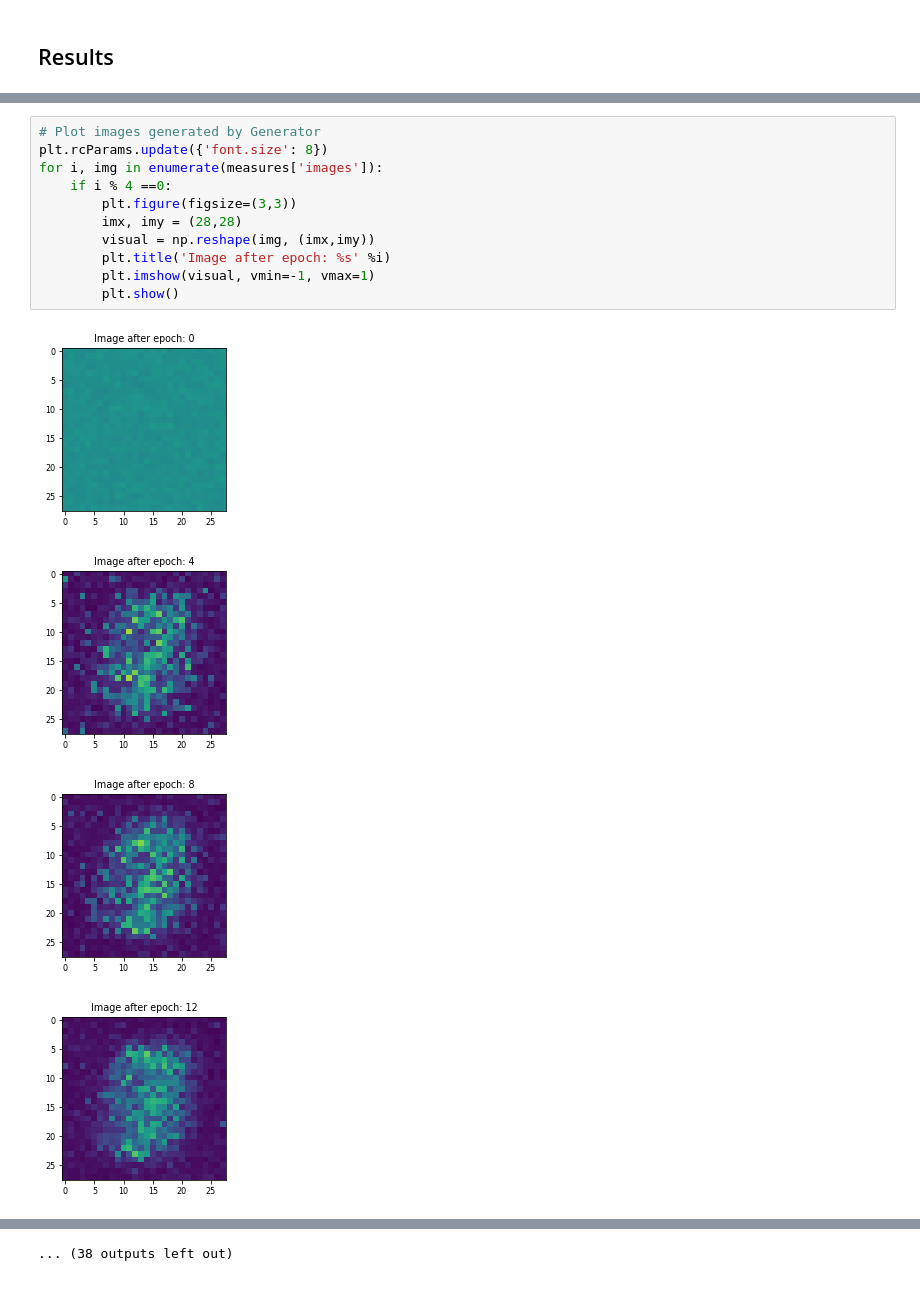
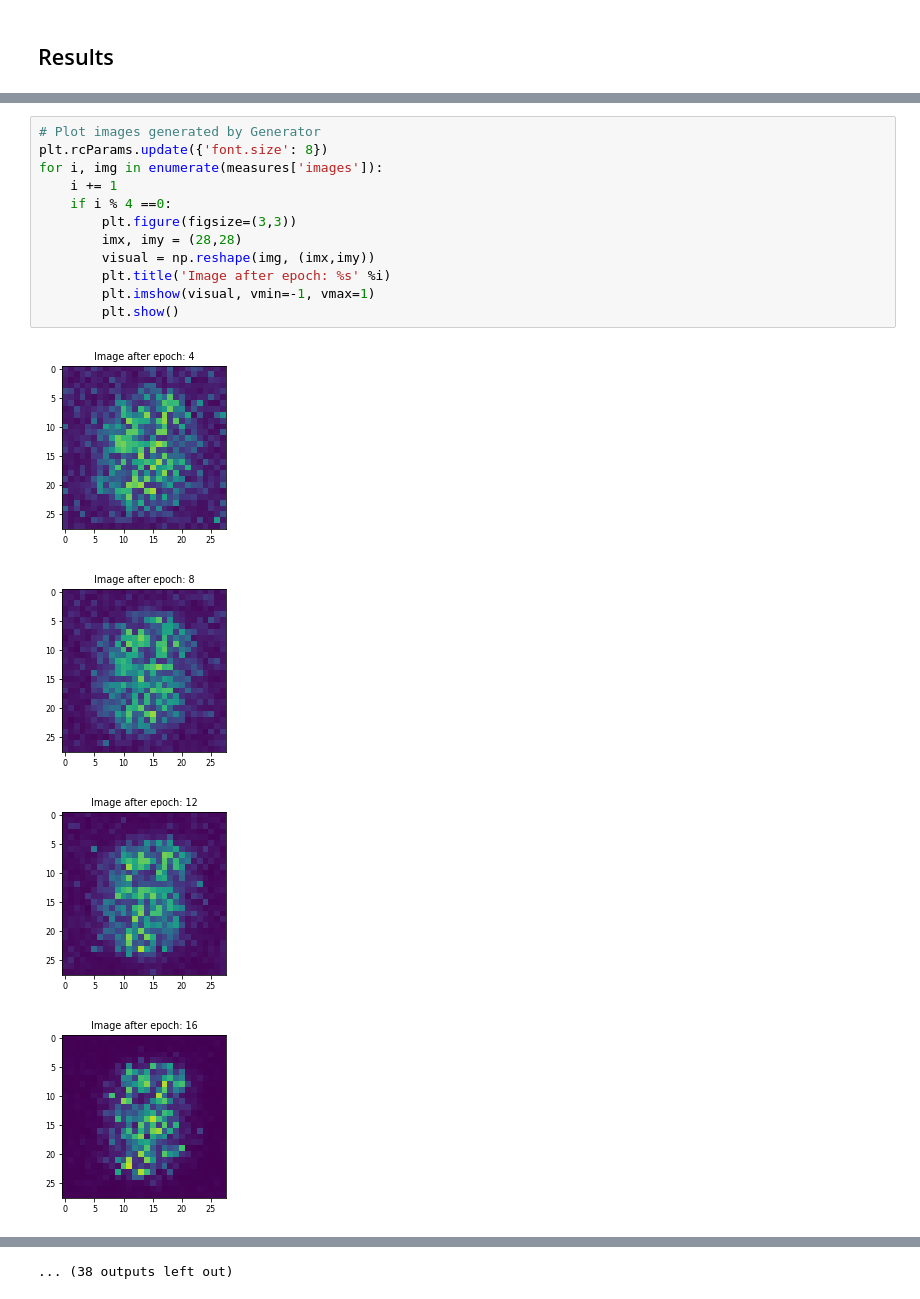
Before and after one commit to udeepam/gan, a Jupyter notebook: notebooks/gan.ipynb, the cells around one changed output, grey strips where cells are left out. Drawn from its saved outputs; the diff is of its cells as text.

```diff
--- a/notebooks/gan.ipynb
+++ b/notebooks/gan.ipynb
@@ -409,16 +414,17 @@ plt.show()
 # %%
 # Plot images generated by Generator
 plt.rcParams.update({'font.size': 8})
 for i, img in enumerate(measures['images']):
+    i += 1
     if i % 4 ==0:
         plt.figure(figsize=(3,3))
         imx, imy = (28,28)
         visual = np.reshape(img, (imx,imy))
         plt.title('Image after epoch: %s' %i)
         plt.imshow(visual, vmin=-1, vmax=1)
         plt.show()
 # %% [output]
-[figure, old version]
+[figure, new version]
-[figure, old version]
+[figure, new version]
-[figure, old version]
+[figure, new version]
-[figure, old version]
+[figure, new version]
```
Also changed, not shown: parts of 7 cells of this notebook.
